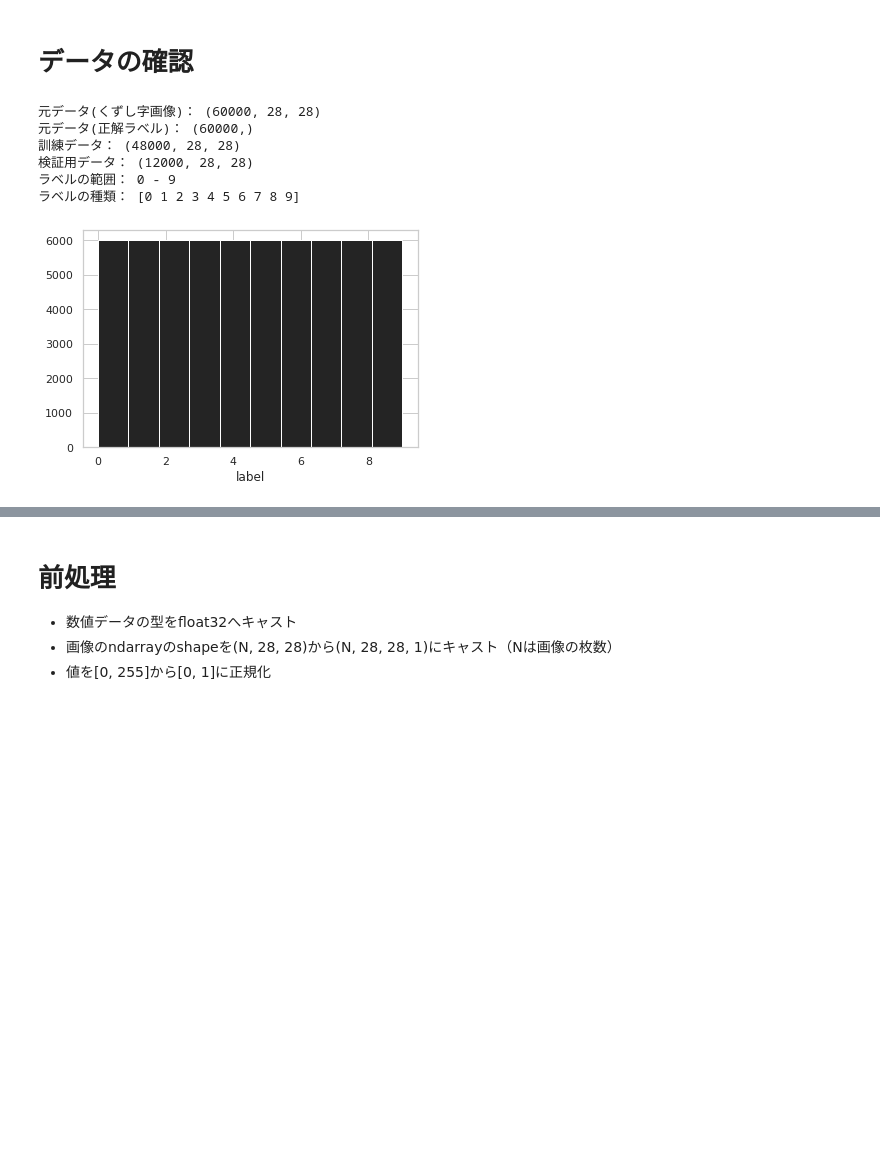
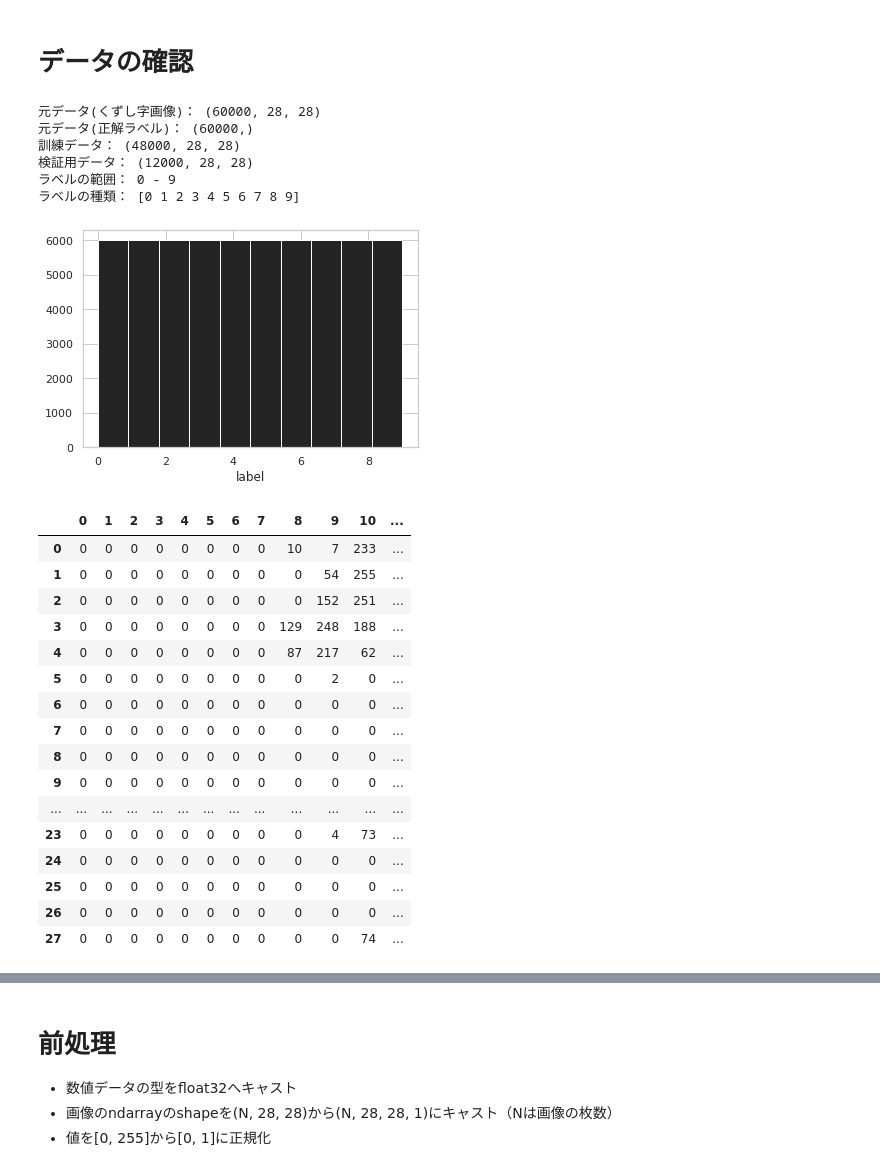
Before and after one commit to IshimotoTakara/CrushedCharactersIdentification, a Jupyter notebook: code.ipynb, the cells around one changed output, grey strips where cells are left out. Cells and saved outputs as stored; diff of their text form; code cells hidden in the pictures; blank space fills up the shorter version.

```diff
--- a/code.ipynb
+++ b/code.ipynb
@@ -71,33 +71,64 @@ original_labels = np.load("/content/drive/MyDrive/九工大/研究室/DataScienc
 print('元データ(くずし字画像)：', original_imgs.shape)
 print('元データ(正解ラベル)：', original_labels.shape)
 print('訓練データ：', train_imgs.shape)
 print('検証用データ：', validation_imgs.shape)
 print('ラベルの範囲：', train_lbls.min(), '-', train_lbls.max())
 print('ラベルの種類：', np.unique(train_lbls))
 # print(train_imgs[0])
 
 import matplotlib.pyplot as plt
 import seaborn as sns
+import pandas as pd
 
 sns.set()
 sns.set_style('whitegrid')
 sns.set_palette('gray')
 
 train_labels = np.load("/content/drive/MyDrive/九工大/研究室/DataScience/CrushedCharactersIdentification/data/input/kmnist-train-labels.npz")['arr_0']
 
 fig = plt.figure()
 ax = fig.add_subplot(1, 1, 1)
 ax.hist(train_labels)
 ax.set_xlabel('label')
 plt.show()
+
+print("")
+# original_imgsの0番目のデータをtest_numberへ切り出す
+test_char = original_imgs[0]
+
+# pandasのカラム表示の設定を変更
+pd.options.display.max_columns = 28
+
+# Numpy配列からPandasのデータフレームへ変換
+number_matrix = pd.DataFrame(test_char)
+
+# number_matrixの表示
+number_matrix
 # %% [output]
 元データ(くずし字画像)： (60000, 28, 28)
 元データ(正解ラベル)： (60000,)
 訓練データ： (48000, 28, 28)
 検証用データ： (12000, 28, 28)
 ラベルの範囲： 0 - 9
 ラベルの種類： [0 1 2 3 4 5 6 7 8 9]
 [figure]
+|  | 0 | 1 | 2 | 3 | 4 | 5 | 6 | 7 | 8 | 9 | 10 | ... |
+| 0 | 0 | 0 | 0 | 0 | 0 | 0 | 0 | 0 | 10 | 7 | 233 | ... |
+| 1 | 0 | 0 | 0 | 0 | 0 | 0 | 0 | 0 | 0 | 54 | 255 | ... |
+| 2 | 0 | 0 | 0 | 0 | 0 | 0 | 0 | 0 | 0 | 152 | 251 | ... |
+| 3 | 0 | 0 | 0 | 0 | 0 | 0 | 0 | 0 | 129 | 248 | 188 | ... |
+| 4 | 0 | 0 | 0 | 0 | 0 | 0 | 0 | 0 | 87 | 217 | 62 | ... |
+| 5 | 0 | 0 | 0 | 0 | 0 | 0 | 0 | 0 | 0 | 2 | 0 | ... |
+| 6 | 0 | 0 | 0 | 0 | 0 | 0 | 0 | 0 | 0 | 0 | 0 | ... |
+| 7 | 0 | 0 | 0 | 0 | 0 | 0 | 0 | 0 | 0 | 0 | 0 | ... |
+| 8 | 0 | 0 | 0 | 0 | 0 | 0 | 0 | 0 | 0 | 0 | 0 | ... |
+| 9 | 0 | 0 | 0 | 0 | 0 | 0 | 0 | 0 | 0 | 0 | 0 | ... |
+| ... | ... | ... | ... | ... | ... | ... | ... | ... | ... | ... | ... | ... |
+| 23 | 0 | 0 | 0 | 0 | 0 | 0 | 0 | 0 | 0 | 4 | 73 | ... |
+| 24 | 0 | 0 | 0 | 0 | 0 | 0 | 0 | 0 | 0 | 0 | 0 | ... |
+| 25 | 0 | 0 | 0 | 0 | 0 | 0 | 0 | 0 | 0 | 0 | 0 | ... |
+| 26 | 0 | 0 | 0 | 0 | 0 | 0 | 0 | 0 | 0 | 0 | 0 | ... |
+| 27 | 0 | 0 | 0 | 0 | 0 | 0 | 0 | 0 | 0 | 0 | 74 | ... |
 # %%
 import numpy as np
 import matplotlib.pyplot as plt
```
Also changed, not shown: parts of 6 cells of this notebook.
